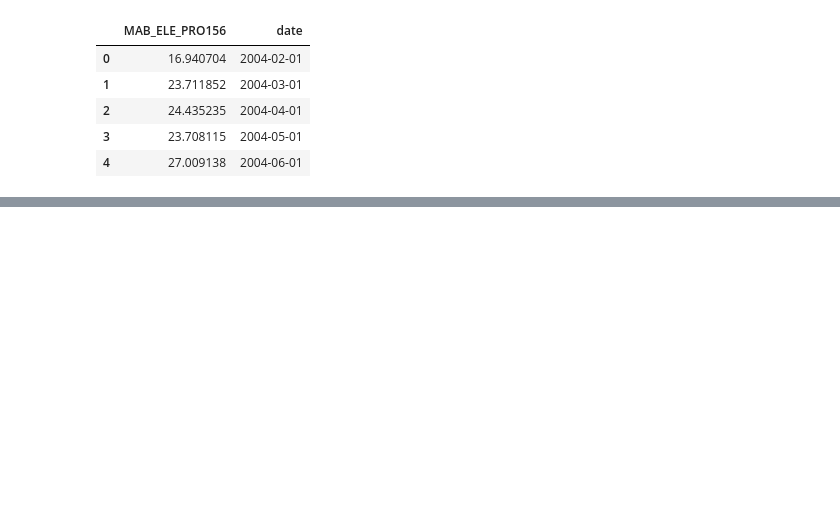
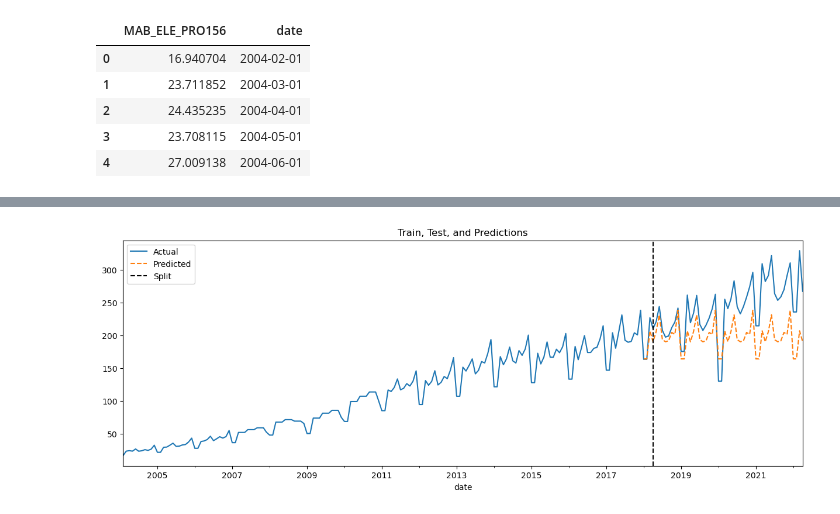
Before and after one commit to philippedut/BC_DA_Siemens, a Jupyter notebook: Notebooks/Market_data_prediction.ipynb, the cells around one changed output, grey strips where cells are left out. Drawn from its saved outputs; the diff is of its cells as text; code cells hidden in the pictures; blank space fills up the shorter version.

```diff
--- a/Notebooks/Market_data_prediction.ipynb
+++ b/Notebooks/Market_data_prediction.ipynb
@@ -441,0 +613,2 @@ df.plot(style='-', figsize=(15,5),color = color_pal[1], title= 'SIMPLE_FORECAST'
+# %%
+test['prediction'] = reg.predict(x_test)
@@ -441,0 +621,3 @@ df.plot(style='-', figsize=(15,5),color = color_pal[1], title= 'SIMPLE_FORECAST'
+# %%
+test['prediction'] = reg.predict(x_test)
+test.tail()
@@ -441,0 +637,3 @@ df.plot(style='-', figsize=(15,5),color = color_pal[1], title= 'SIMPLE_FORECAST'
+# %%
+df = df.merge(test[['prediction']], how='left', left_index=True, right_index=True)
+df.tail()
@@ -441,0 +648,31 @@ df.plot(style='-', figsize=(15,5),color = color_pal[1], title= 'SIMPLE_FORECAST'
+# %%
+
+
+
+
+# ax = df.plot(figsize=(15, 5))
+# df['prediction'].plot(ax=ax, style='-')
+# plt.legend(['Actual', 'Predicted'])
+# ax.set_title('penis')
+# plt.show()
+
+
+df.index = pd.to_datetime(df.index)
+
+fig, ax = plt.subplots(figsize=(15,5))
+
+# Plot actual values
+df['MAB_ELE_PRO156'].plot(ax=ax, label='Actual')
+
+# Plot predictions (dashed line)
+df['prediction'].plot(ax=ax, style='--', label='Predicted')
+
+# If you want to indicate train/test split with a vertical line:
+split_date = pd.to_datetime('2018-04-01')
+ax.axvline(split_date, color='black', linestyle='--', label='Split')
+
+ax.set_title('Train, Test, and Predictions')
+ax.legend()
+plt.show()
+# %% [output]
+[figure, added]
```
Also changed, not shown: parts of 29 cells of this notebook.
